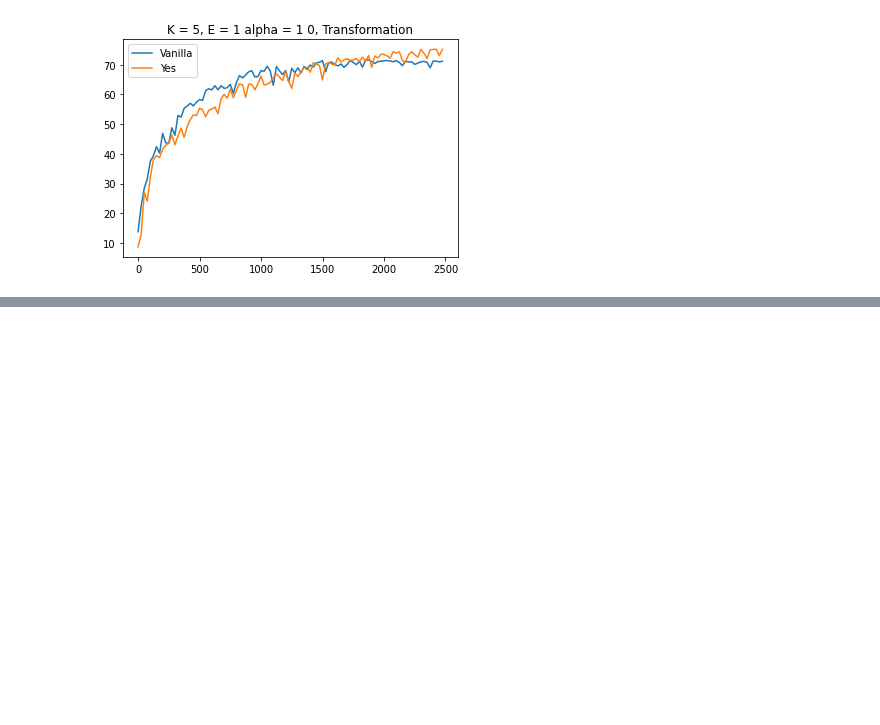
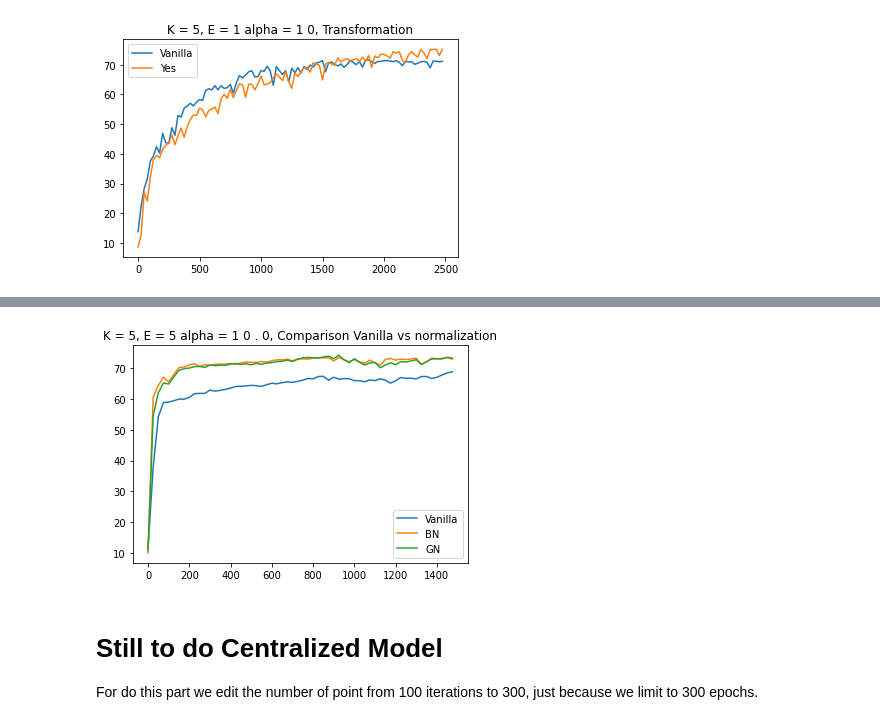
Before and after one commit to mattiadutto/aml_federeted_learning, a Jupyter notebook: plots.ipynb, the cells around one changed output, grey strips where cells are left out. Cells and saved outputs as stored; diff of their text form; code cells hidden in the pictures; blank space fills up the shorter version.

```diff
--- a/plots.ipynb
+++ b/plots.ipynb
@@ -136,0 +136,12 @@ Still to do Centralized Model
+# %%
+# Comparison different values of standard vs batch normalization vs group normalization
+K, E, alpha, accuracies = parseJSON("artifacts/FEDDYN_ALPHA_10^-3_ALPHA_10.0_E_5_K_5.json")
+K1, E1, alpha_1, accuracies_1 = parseJSON("artifacts/FEDDYN_ALPHA_10.0_E_5_K_5_BN.json")
+K2, E2, alpha_2, accuracies_2 = parseJSON("artifacts/FEDDYN_ALPHA_10.0_E_5_K_5_GN.json")
+
+plot(f"K = {K}, E = {E} alpha = {alpha}, Comparison Vanilla vs normalization", x, [accuracies, accuracies_1, accuracies_2], ["Vanilla", "BN", "GN"])
+# %% [output]
+[figure, added]
+# %% [markdown]
+# Still to do Centralized Model
+For do this part we edit the number of point from 100 iterations to 300, just because we limit to 300 epochs.
```
Also changed, not shown: parts of 12 cells of this notebook, 1 other file.
